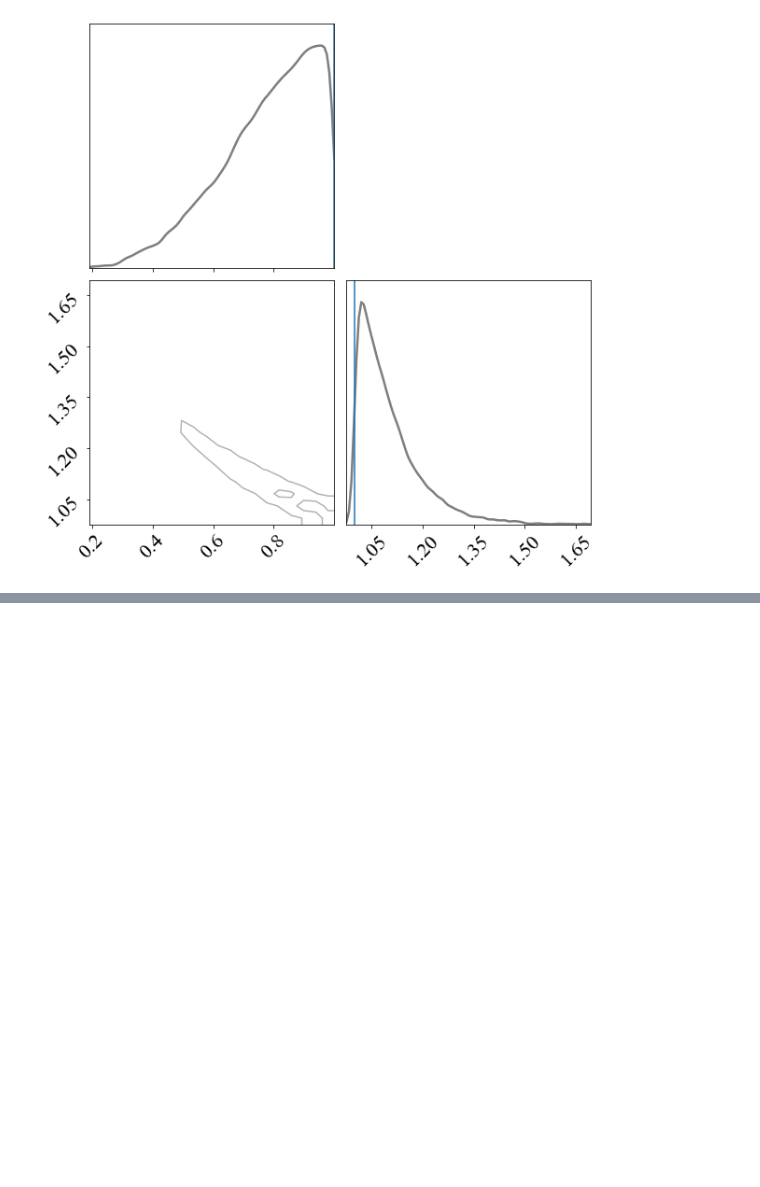
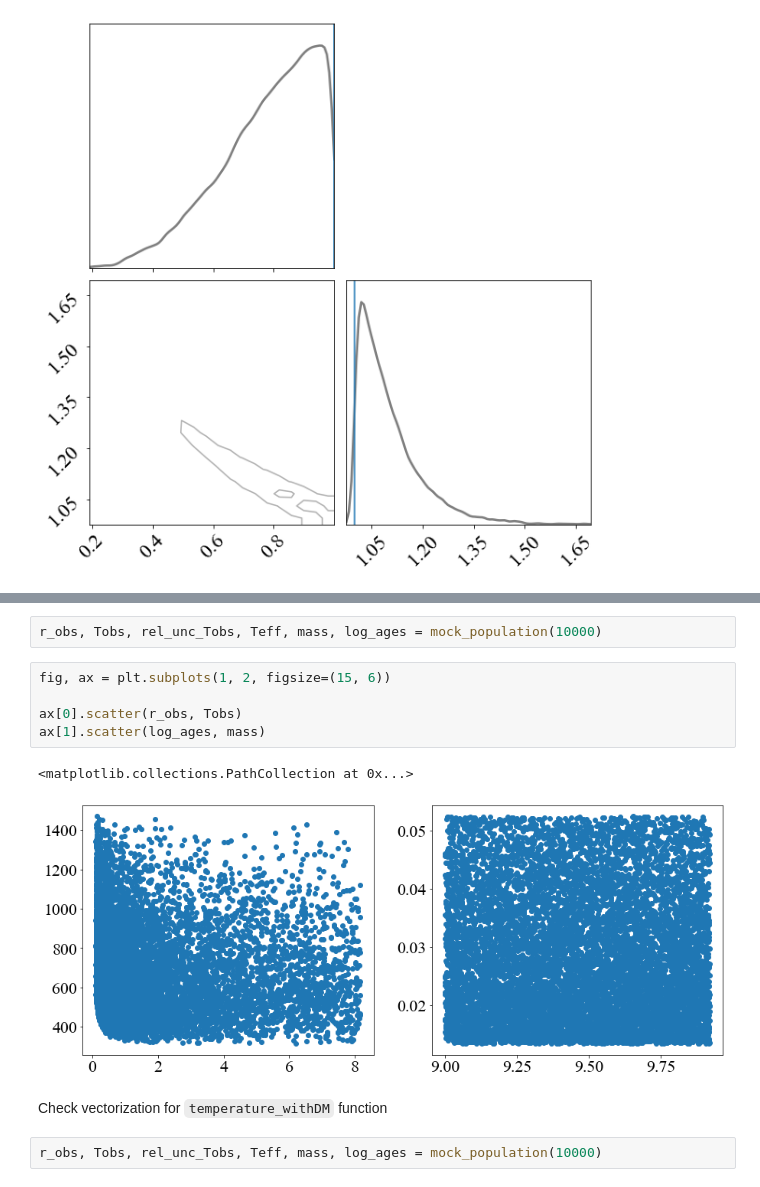
Before and after one commit to SvPoder/exoplanets, a Jupyter notebook: jupyter-notebook/testing.ipynb, the cells around one changed output, grey strips where cells are left out. Saved outputs shown, nothing was run; the diff lists cells and outputs as text; blank space fills up the shorter version.

```diff
--- a/jupyter-notebook/testing.ipynb
+++ b/jupyter-notebook/testing.ipynb
@@ -574,0 +587,14 @@ axes[1, 1].axvline(ML[0])
+# %%
+r_obs, Tobs, rel_unc_Tobs, Teff, mass, log_ages = mock_population(10000)
+# %%
+fig, ax = plt.subplots(1, 2, figsize=(15, 6))
+
+ax[0].scatter(r_obs, Tobs)
+ax[1].scatter(log_ages, mass)
+# %% [output]
+<matplotlib.collections.PathCollection at 0x...>
+[figure, added]
+# %% [markdown]
+Check vectorization for `temperature_withDM` function
+# %%
+r_obs, Tobs, rel_unc_Tobs, Teff, mass, log_ages = mock_population(10000)
```
Also changed, not shown: parts of 10 cells of this notebook, 9 other files.
